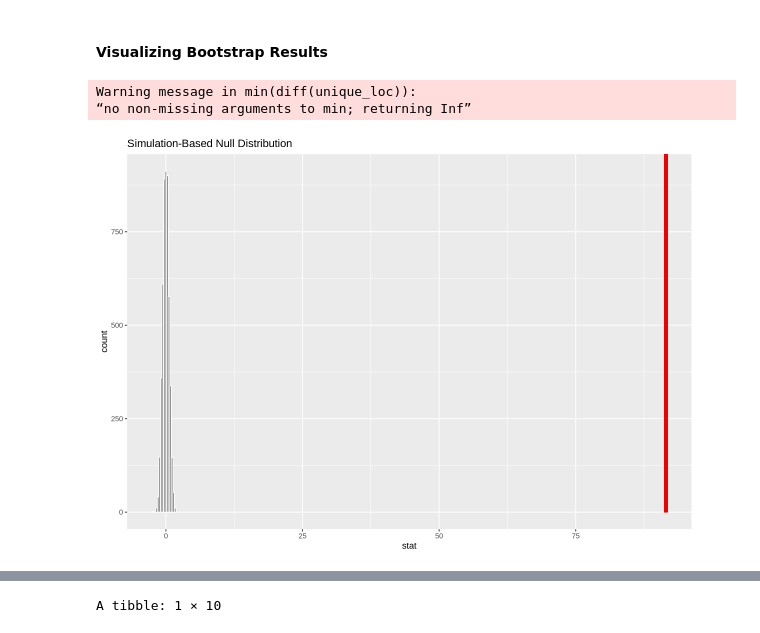
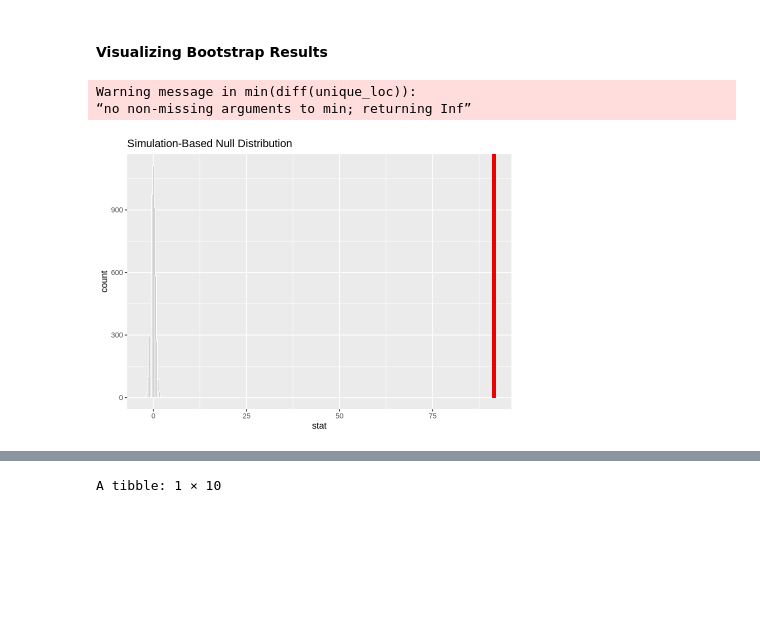
Before and after one commit to yun-sky/STAT-201-Project, a Jupyter notebook: Final Report.ipynb, the cells around one changed output, grey strips where cells are left out. Cells and saved outputs as stored; diff of their text form; code cells hidden in the pictures; blank space fills up the shorter version.

```diff
--- a/Final Report.ipynb
+++ b/Final Report.ipynb
@@ -251,7 +251,7 @@ visualize(t_null_dist) + shade_p_value(test_stat_mean_perimeter, direction = "ri
 bootstrap_dist_mal <- cleaned_rice_data %>%
     specify(formula = major_axis_length ~ class) %>%
     hypothesize(null = "independence") %>%
-    generate(type = "permute", reps = 5000) %>%
+    generate(type = "permute", reps = 1500) %>%
     calculate(stat = "diff in means", order = c("Cammeo", "Osmancik"))
 # %% [markdown]
 #### Calculating Test Statistic
@@ -262,14 +262,16 @@ test_stat <- (rice_estimates$mean_diff_mal - 0) / ((summary_rice$sd_mal[1]+ summ
 # %% [markdown]
 #### Visualizing Bootstrap Results
 # %%
+options(repr.plot.width = 7, repr.plot.height = 5)
+
 #Rendering Bootstrap distribution with calculated test statistic
 
 bootstrap_mal <- visualize(bootstrap_dist_mal) +
     shade_p_value(test_stat, direction = "right")
 
 bootstrap_mal
 # %% [output]
 Warning message in min(diff(unique_loc)):
 “no non-missing arguments to min; returning Inf”
-[figure, old version]
+[figure, new version]
 # %% [markdown]
```
Also changed, not shown: parts of 2 cells of this notebook.
